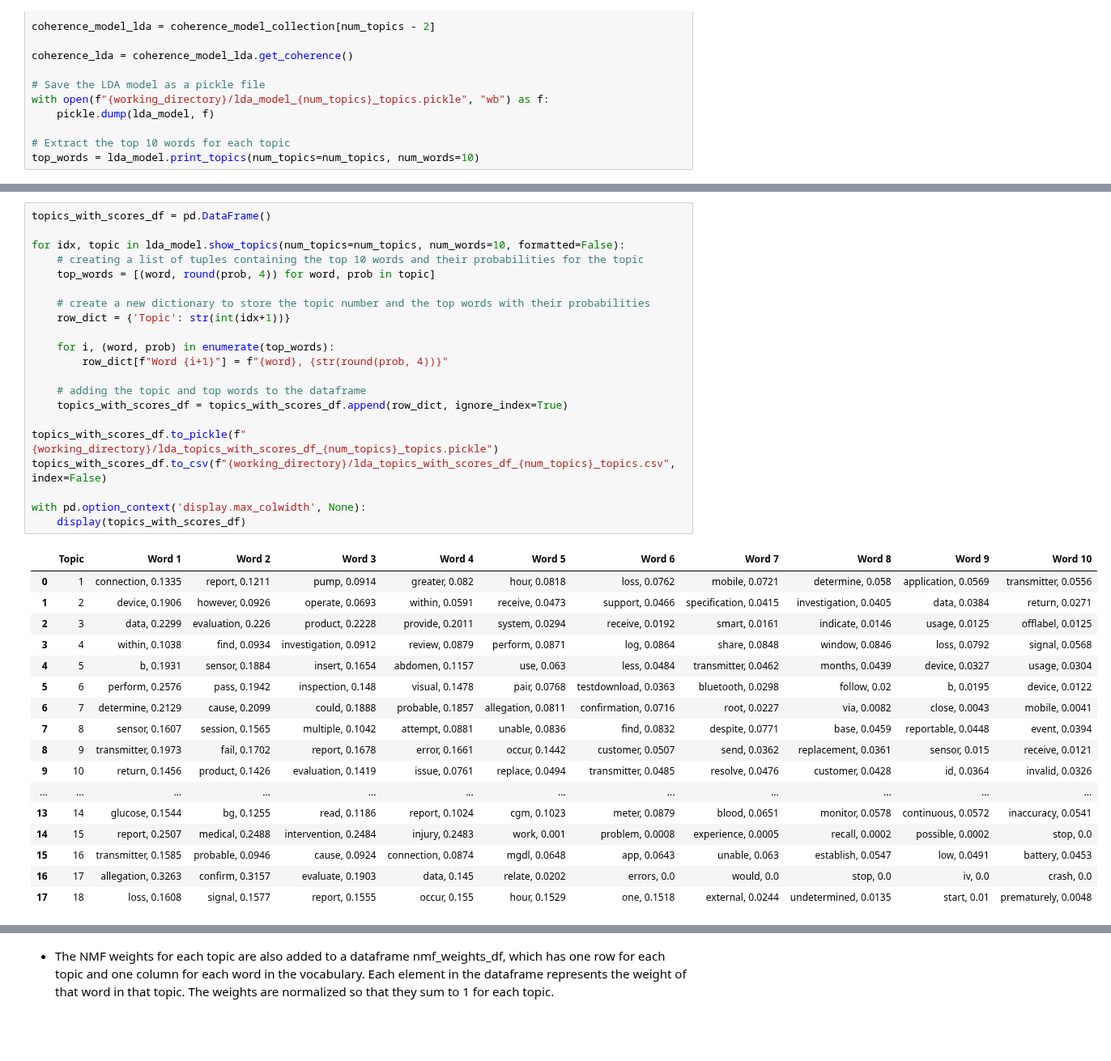
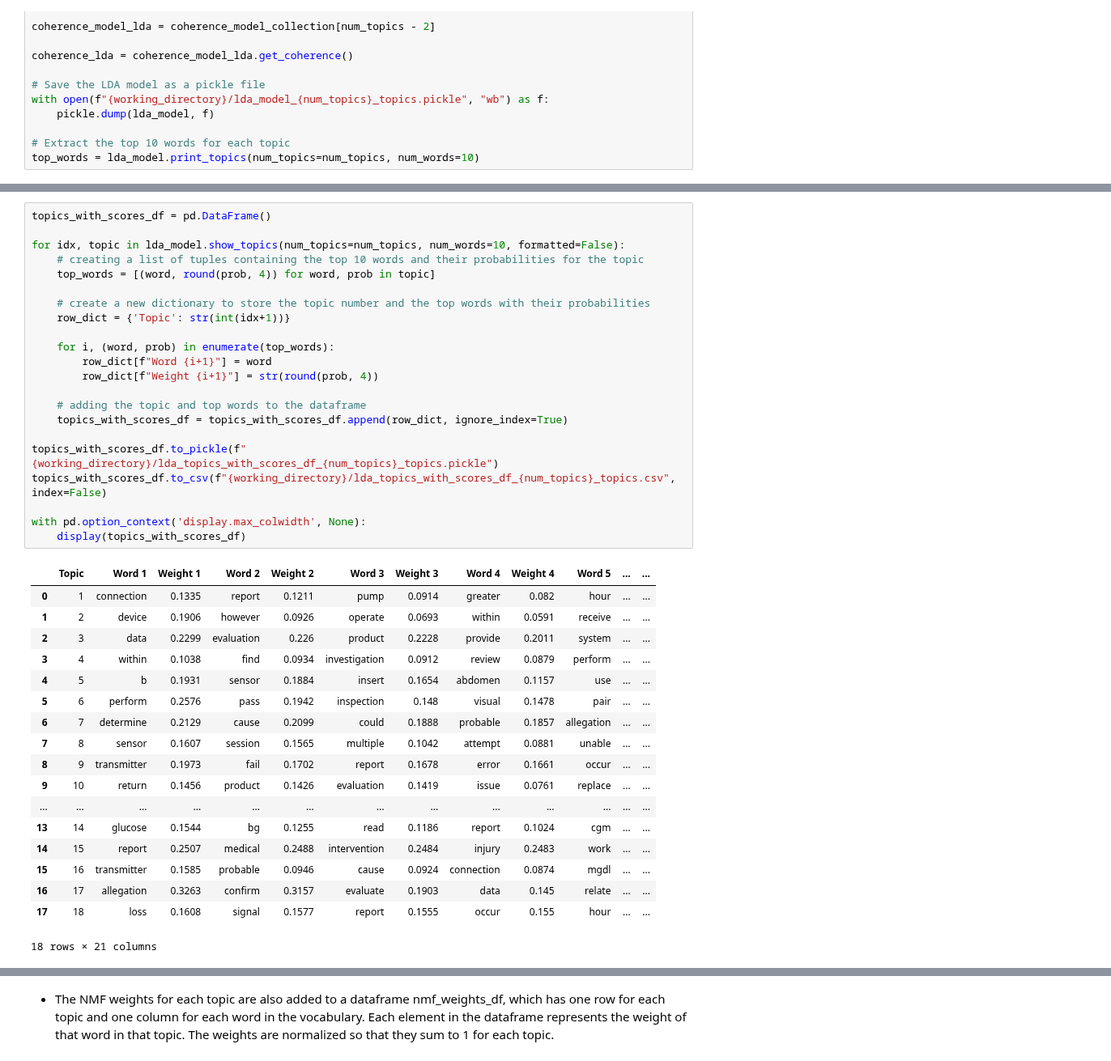
Before and after one commit to Drnjenkins/praxis-2023, a Jupyter notebook: 35-LDA_and_NMF_finalized.ipynb, the cells around one changed output, grey strips where cells are left out. Shown at 81% size. Drawn from its saved outputs; the diff is of its cells as text; blank space fills up the shorter version.

Commit message:
Update topics with scores DF

```diff
--- a/35-LDA_and_NMF_finalized.ipynb
+++ b/35-LDA_and_NMF_finalized.ipynb
@@ -314,42 +314,44 @@ top_words
 # %%
 topics_with_scores_df = pd.DataFrame()
 
 for idx, topic in lda_model.show_topics(num_topics=num_topics, num_words=10, formatted=False):
     # creating a list of tuples containing the top 10 words and their probabilities for the topic
     top_words = [(word, round(prob, 4)) for word, prob in topic]
 
     # create a new dictionary to store the topic number and the top words with their probabilities
     row_dict = {'Topic': str(int(idx+1))}
 
     for i, (word, prob) in enumerate(top_words):
-        row_dict[f"Word {i+1}"] = f"{word}, {str(round(prob, 4))}"
+        row_dict[f"Word {i+1}"] = word
+        row_dict[f"Weight {i+1}"] = str(round(prob, 4))
 
     # adding the topic and top words to the dataframe
     topics_with_scores_df = topics_with_scores_df.append(row_dict, ignore_index=True)
 
 topics_with_scores_df.to_pickle(f"{working_directory}/lda_topics_with_scores_df_{num_topics}_topics.pickle")
 topics_with_scores_df.to_csv(f"{working_directory}/lda_topics_with_scores_df_{num_topics}_topics.csv", index=False)
 
 with pd.option_context('display.max_colwidth', None):
     display(topics_with_scores_df)
 # %% [output]
-|  | Topic | Word 1 | Word 2 | Word 3 | Word 4 | Word 5 | Word 6 | Word 7 | Word 8 | Word 9 | Word 10 |
-| 0 | 1 | connection, 0.1335 | report, 0.1211 | pump, 0.0914 | greater, 0.082 | hour, 0.0818 | loss, 0.0762 | mobile, 0.0721 | determine, 0.058 | application, 0.0569 | transmitter, 0.0556 |
-| 1 | 2 | device, 0.1906 | however, 0.0926 | operate, 0.0693 | within, 0.0591 | receive, 0.0473 | support, 0.0466 | specification, 0.0415 | investigation, 0.0405 | data, 0.0384 | return, 0.0271 |
-| 2 | 3 | data, 0.2299 | evaluation, 0.226 | product, 0.2228 | provide, 0.2011 | system, 0.0294 | receive, 0.0192 | smart, 0.0161 | indicate, 0.0146 | usage, 0.0125 | offlabel, 0.0125 |
-| 3 | 4 | within, 0.1038 | find, 0.0934 | investigation, 0.0912 | review, 0.0879 | perform, 0.0871 | log, 0.0864 | share, 0.0848 | window, 0.0846 | loss, 0.0792 | signal, 0.0568 |
-| 4 | 5 | b, 0.1931 | sensor, 0.1884 | insert, 0.1654 | abdomen, 0.1157 | use, 0.063 | less, 0.0484 | transmitter, 0.0462 | months, 0.0439 | device, 0.0327 | usage, 0.0304 |
-| 5 | 6 | perform, 0.2576 | pass, 0.1942 | inspection, 0.148 | visual, 0.1478 | pair, 0.0768 | testdownload, 0.0363 | bluetooth, 0.0298 | follow, 0.02 | b, 0.0195 | device, 0.0122 |
-| 6 | 7 | determine, 0.2129 | cause, 0.2099 | could, 0.1888 | probable, 0.1857 | allegation, 0.0811 | confirmation, 0.0716 | root, 0.0227 | via, 0.0082 | close, 0.0043 | mobile, 0.0041 |
-| 7 | 8 | sensor, 0.1607 | session, 0.1565 | multiple, 0.1042 | attempt, 0.0881 | unable, 0.0836 | find, 0.0832 | despite, 0.0771 | base, 0.0459 | reportable, 0.0448 | event, 0.0394 |
-| 8 | 9 | transmitter, 0.1973 | fail, 0.1702 | report, 0.1678 | error, 0.1661 | occur, 0.1442 | customer, 0.0507 | send, 0.0362 | replacement, 0.0361 | sensor, 0.015 | receive, 0.0121 |
-| 9 | 10 | return, 0.1456 | product, 0.1426 | evaluation, 0.1419 | issue, 0.0761 | replace, 0.0494 | transmitter, 0.0485 | resolve, 0.0476 | customer, 0.0428 | id, 0.0364 | invalid, 0.0326 |
-| ... | ... | ... | ... | ... | ... | ... | ... | ... | ... | ... | ... |
-| 13 | 14 | glucose, 0.1544 | bg, 0.1255 | read, 0.1186 | report, 0.1024 | cgm, 0.1023 | meter, 0.0879 | blood, 0.0651 | monitor, 0.0578 | continuous, 0.0572 | inaccuracy, 0.0541 |
-| 14 | 15 | report, 0.2507 | medical, 0.2488 | intervention, 0.2484 | injury, 0.2483 | work, 0.001 | problem, 0.0008 | experience, 0.0005 | recall, 0.0002 | possible, 0.0002 | stop, 0.0 |
-| 15 | 16 | transmitter, 0.1585 | probable, 0.0946 | cause, 0.0924 | connection, 0.0874 | mgdl, 0.0648 | app, 0.0643 | unable, 0.063 | establish, 0.0547 | low, 0.0491 | battery, 0.0453 |
-| 16 | 17 | allegation, 0.3263 | confirm, 0.3157 | evaluate, 0.1903 | data, 0.145 | relate, 0.0202 | errors, 0.0 | would, 0.0 | stop, 0.0 | iv, 0.0 | crash, 0.0 |
-| 17 | 18 | loss, 0.1608 | signal, 0.1577 | report, 0.1555 | occur, 0.155 | hour, 0.1529 | one, 0.1518 | external, 0.0244 | undetermined, 0.0135 | start, 0.01 | prematurely, 0.0048 |
+|  | Topic | Word 1 | Weight 1 | Word 2 | Weight 2 | Word 3 | Weight 3 | Word 4 | Weight 4 | Word 5 | ... | ... |
+| 0 | 1 | connection | 0.1335 | report | 0.1211 | pump | 0.0914 | greater | 0.082 | hour | ... | ... |
+| 1 | 2 | device | 0.1906 | however | 0.0926 | operate | 0.0693 | within | 0.0591 | receive | ... | ... |
+| 2 | 3 | data | 0.2299 | evaluation | 0.226 | product | 0.2228 | provide | 0.2011 | system | ... | ... |
+| 3 | 4 | within | 0.1038 | find | 0.0934 | investigation | 0.0912 | review | 0.0879 | perform | ... | ... |
+| 4 | 5 | b | 0.1931 | sensor | 0.1884 | insert | 0.1654 | abdomen | 0.1157 | use | ... | ... |
+| 5 | 6 | perform | 0.2576 | pass | 0.1942 | inspection | 0.148 | visual | 0.1478 | pair | ... | ... |
+| 6 | 7 | determine | 0.2129 | cause | 0.2099 | could | 0.1888 | probable | 0.1857 | allegation | ... | ... |
+| 7 | 8 | sensor | 0.1607 | session | 0.1565 | multiple | 0.1042 | attempt | 0.0881 | unable | ... | ... |
+| 8 | 9 | transmitter | 0.1973 | fail | 0.1702 | report | 0.1678 | error | 0.1661 | occur | ... | ... |
+| 9 | 10 | return | 0.1456 | product | 0.1426 | evaluation | 0.1419 | issue | 0.0761 | replace | ... | ... |
+| ... | ... | ... | ... | ... | ... | ... | ... | ... | ... | ... | ... | ... |
+| 13 | 14 | glucose | 0.1544 | bg | 0.1255 | read | 0.1186 | report | 0.1024 | cgm | ... | ... |
+| 14 | 15 | report | 0.2507 | medical | 0.2488 | intervention | 0.2484 | injury | 0.2483 | work | ... | ... |
+| 15 | 16 | transmitter | 0.1585 | probable | 0.0946 | cause | 0.0924 | connection | 0.0874 | mgdl | ... | ... |
+| 16 | 17 | allegation | 0.3263 | confirm | 0.3157 | evaluate | 0.1903 | data | 0.145 | relate | ... | ... |
+| 17 | 18 | loss | 0.1608 | signal | 0.1577 | report | 0.1555 | occur | 0.155 | hour | ... | ... |
+18 rows × 21 columns
 # %% [raw]
 # Generating word clouds for each topic and visualizing
 topics = lda_model.show_topics(num_topics=18, num_words=20)
```
Also changed, not shown: parts of 4 cells of this notebook.
